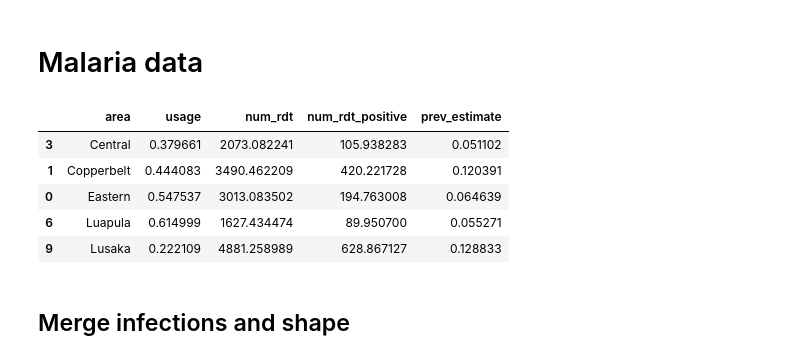
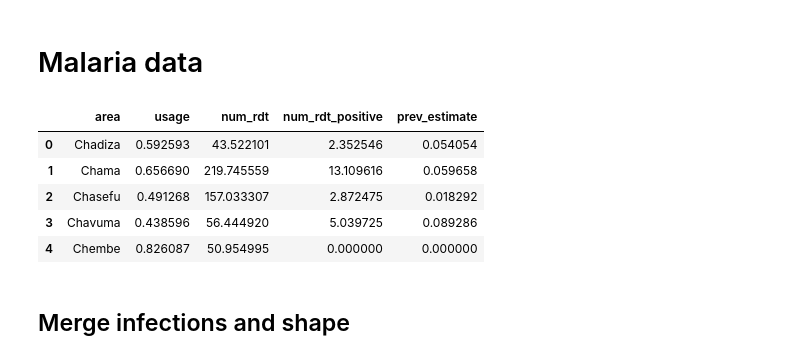
Before and after one commit to selenalinden/aggVAE, a Jupyter notebook: aggVAE.ipynb, the cells around one changed output. Saved outputs shown, nothing was run; the diff lists cells and outputs as text; code cells hidden in the pictures.

```diff
--- a/aggVAE.ipynb
+++ b/aggVAE.ipynb
@@ -93,17 +112,17 @@ array(['CENTRAL', 'COPPERBELT', 'EASTERN', 'LUAPULA', 'LUSAKA',
 # %% [markdown]
 # Malaria data
 # %%
-infections_new = pd.read_csv("../../data/dhs/ZMB_prev_data_admin1.csv")
+infections_new = pd.read_csv(f"../../data/dhs/ZMB_prev_data_admin{admin_level}.csv")
 infections_new = infections_new[['unit', 'usage', 'num_rdt', 'num_rdt_positive', 'prev_estimate']]
 infections_new = infections_new.rename({'unit': 'area'}, axis='columns')
 infections_new = infections_new.sort_values(by=['area'])
 infections_new.head(5)
 # %% [output]
 |  | area | usage | num_rdt | num_rdt_positive | prev_estimate |
-| 3 | Central | 0.379661 | 2073.082241 | 105.938283 | 0.051102 |
-| 1 | Copperbelt | 0.444083 | 3490.462209 | 420.221728 | 0.120391 |
-| 0 | Eastern | 0.547537 | 3013.083502 | 194.763008 | 0.064639 |
-| 6 | Luapula | 0.614999 | 1627.434474 | 89.950700 | 0.055271 |
-| 9 | Lusaka | 0.222109 | 4881.258989 | 628.867127 | 0.128833 |
+| 0 | Chadiza | 0.592593 | 43.522101 | 2.352546 | 0.054054 |
+| 1 | Chama | 0.656690 | 219.745559 | 13.109616 | 0.059658 |
+| 2 | Chasefu | 0.491268 | 157.033307 | 2.872475 | 0.018292 |
+| 3 | Chavuma | 0.438596 | 56.444920 | 5.039725 | 0.089286 |
+| 4 | Chembe | 0.826087 | 50.954995 | 0.000000 | 0.000000 |
 # %% [markdown]
 ## Merge infections and shape
```
Also changed, not shown: parts of 17 cells of this notebook, 2 other files.
